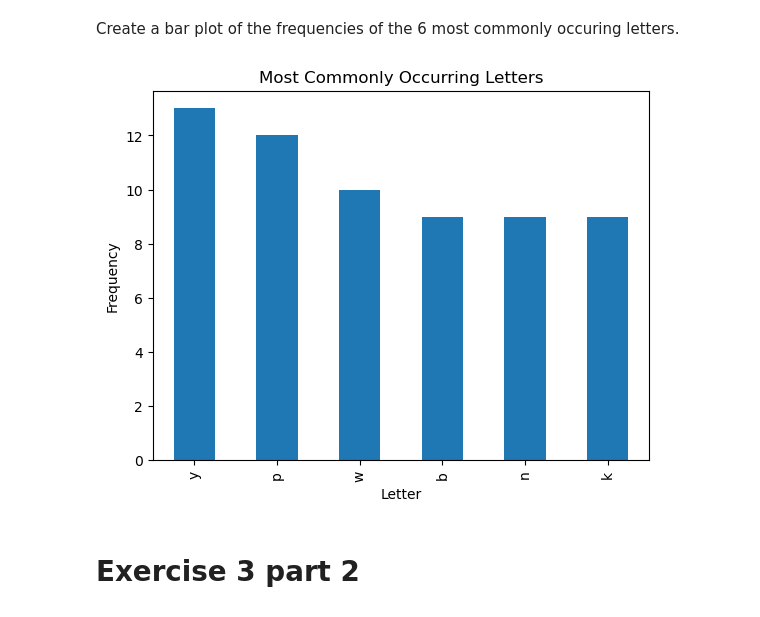
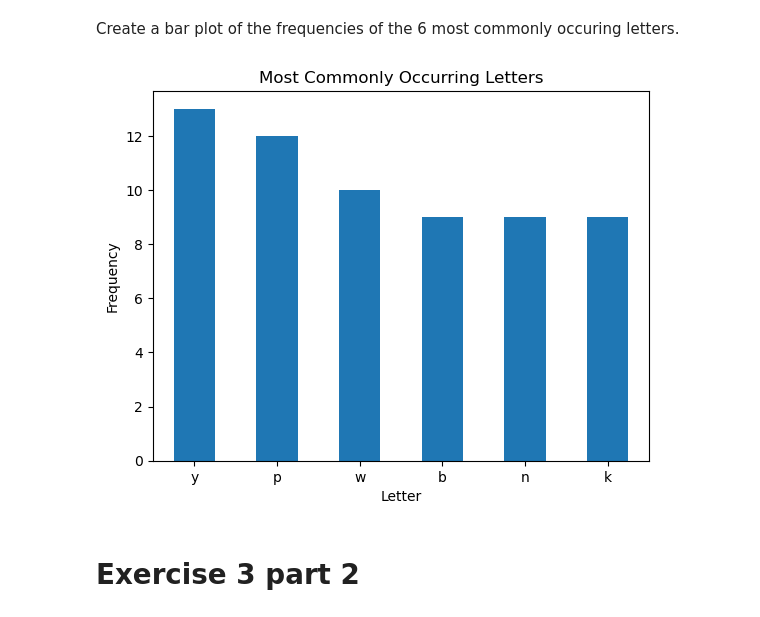
Before and after one commit to Andrew-Casey/numpy-pandas-visualization-exercises-, a Jupyter notebook: pandas_series.ipynb, the cells around one changed output. Saved outputs shown, nothing was run; the diff lists cells and outputs as text; code cells hidden in the pictures.

```diff
--- a/pandas_series.ipynb
+++ b/pandas_series.ipynb
@@ -463,19 +586,19 @@ import matplotlib.pyplot as plt
 # %%
 # count the occurrences of each unique value and get the top 6
 top_letters = letters.value_counts().head(6)
 
 # create a bar plot of the top 6 letters
-top_letters.plot.bar()
+top_letters.plot.bar(rot=0)
 
 # add labels and title
 plt.xlabel("Letter")
 plt.ylabel("Frequency")
 plt.title("Most Commonly Occurring Letters")
 
 # show the plot
 plt.show()
 # %% [output]
-[figure, old version]
+[figure, new version]
 # %% [markdown]
 # Exercise 3 part 2
 # %% [markdown]
```
Also changed, not shown: parts of 28 cells of this notebook, 3 other files.
